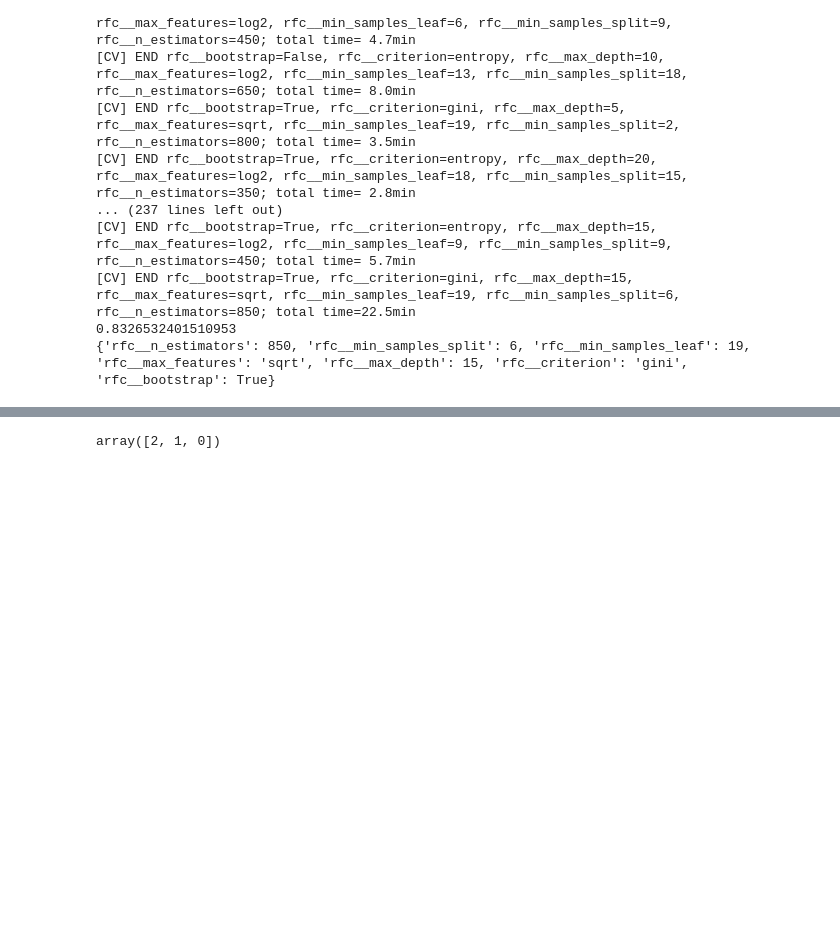
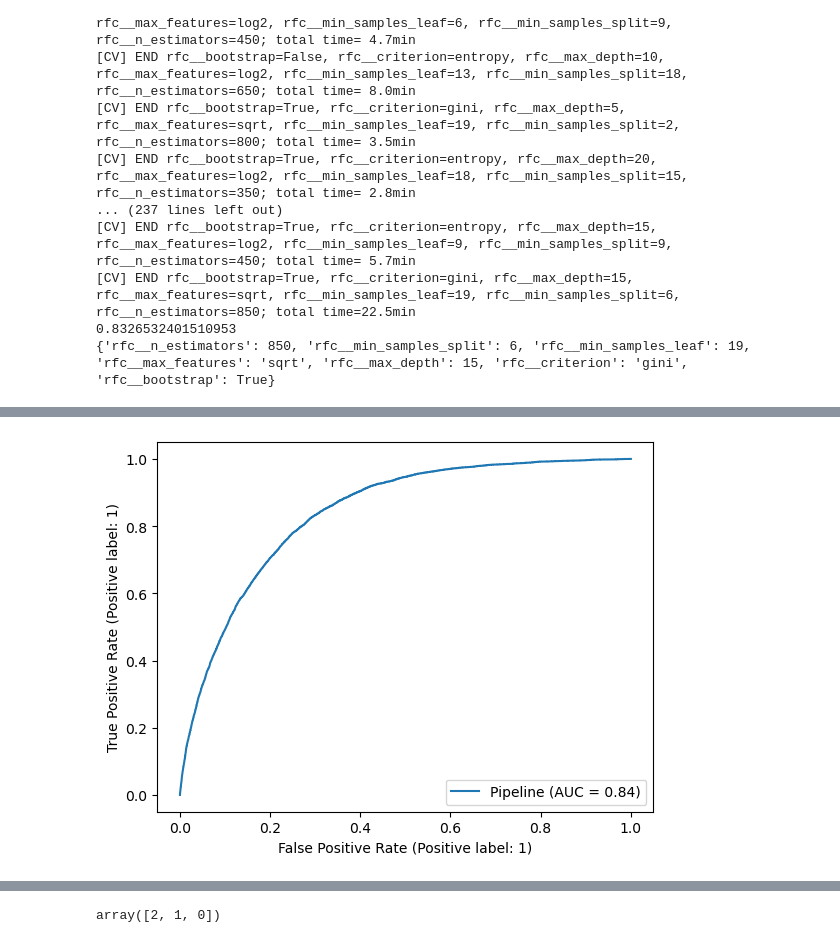
Before and after one commit to rlodetti/classification_project, a Jupyter notebook: 03 - Modeling & Evaluation-Copy1.ipynb, the cells around one changed output, grey strips where cells are left out. Cells and saved outputs as stored; diff of their text form; code cells hidden in the pictures; blank space fills up the shorter version.

```diff
--- a/03 - Modeling & Evaluation-Copy1.ipynb
+++ b/03 - Modeling & Evaluation-Copy1.ipynb
@@ -264,0 +276,5 @@ plt.show();
+# %%
+from sklearn.metrics import RocCurveDisplay
+RocCurveDisplay.from_estimator(clf_pipe, X_test, y_test);
+# %% [output]
+[figure, added]
```
Also changed, not shown: parts of 6 cells of this notebook, 1 other file.
